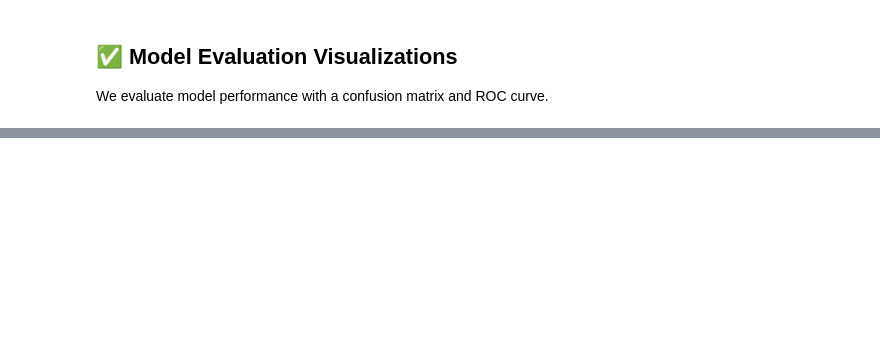
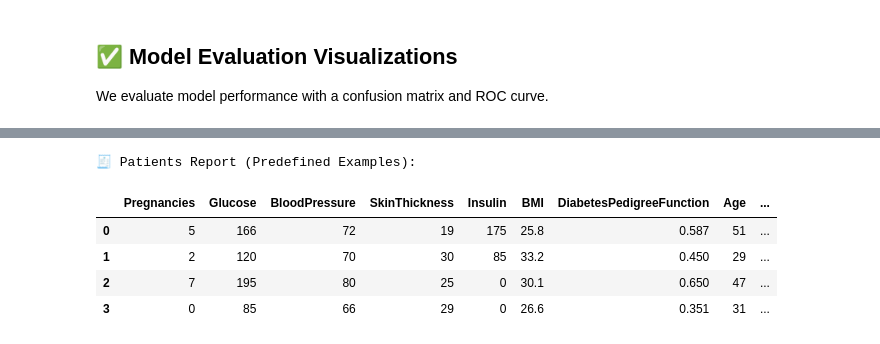
Before and after one commit to b-akash-krishna/Internpe_AIML_Internship, a Jupyter notebook: Project_3_Diabetes_Prediction_Final.ipynb, the cells around one changed output, grey strips where cells are left out. Cells and saved outputs as stored; diff of their text form; code cells hidden in the pictures; blank space fills up the shorter version.

```diff
--- a/Project_3_Diabetes_Prediction_Final.ipynb
+++ b/Project_3_Diabetes_Prediction_Final.ipynb
@@ -299,8 +272,4 @@ def predict_diabetes(input_data, model):
     """
     df = pd.DataFrame([input_data], columns=feature_names)
     prediction = model.predict(df)[0]
-    return 'Diabetic' if prediction == 1 else 'Non-Diabetic'
-
-# ✅ Example usage
-example_patient = (5,166,72,19,175,25.8,0.587,51)
-print('Prediction for example patient:', predict_diabetes(example_patient, model))
+    return 'DIABETIC' if prediction == 1 else 'NON-DIABETIC'
@@ -306,0 +278,74 @@ print('Prediction for example patient:', predict_diabetes(example_patient, model
+# %%
+import pandas as pd
+import ipywidgets as widgets
+from IPython.display import display, clear_output
+
+example_patients = [
+    (5,166,72,19,175,25.8,0.587,51),
+    (2,120,70,30,85,33.2,0.45,29),
+    (7,195,80,25,0,30.1,0.65,47),
+    (0,85,66,29,0,26.6,0.351,31),
+]
+
+results = []
+for patient in example_patients:
+    result = predict_diabetes(patient, classifier)
+    results.append(list(patient) + [result])
+
+report = pd.DataFrame(results, columns=feature_names + ["Prediction"])
+print("🧾 Patients Report (Predefined Examples):")
+display(report)
+
+
+# --- User Input ---
+inputs = {}
+for feature in feature_names:
+    inputs[feature] = widgets.FloatText(
+        description=feature,
+        layout=widgets.Layout(width="300px")
+    )
+
+# Button for prediction
+button = widgets.Button(
+    description="🔮 Predict Diabetes",
+    button_style="success",
+    layout=widgets.Layout(width="300px")
+)
+
+output = widgets.Output()
+
+# Define button click event
+def on_button_click(b):
+    with output:
+        clear_output()
+        # Collect values in the correct order
+        user_input = [inputs[f].value for f in feature_names]
+        result = predict_diabetes(user_input, classifier)
+
+        # Show report as DataFrame
+        user_report = pd.DataFrame([user_input + [result]],
+                                   columns=feature_names + ["Prediction"])
+        print("\n 🧾 Patient Report (User Input):")
+        display(user_report)
+
+        # Friendly summary
+        if result == "DIABETIC":
+            print("\n 🚨 Based on the entered values, the patient is **DIABETIC**")
+        else:
+            print("\n ✅ Based on the entered values, the patient is **NON-DIABETIC**")
+
+# Bind button action
+button.on_click(on_button_click)
+
+# Display input fields + button + output
+print("\n🔹 Enter patient details below:")
+for f in feature_names:
+    display(inputs[f])
+display(button, output)
+# %% [output]
+🧾 Patients Report (Predefined Examples):
+|  | Pregnancies | Glucose | BloodPressure | SkinThickness | Insulin | BMI | DiabetesPedigreeFunction | Age | ... |
+| 0 | 5 | 166 | 72 | 19 | 175 | 25.8 | 0.587 | 51 | ... |
+| 1 | 2 | 120 | 70 | 30 | 85 | 33.2 | 0.450 | 29 | ... |
+| 2 | 7 | 195 | 80 | 25 | 0 | 30.1 | 0.650 | 47 | ... |
+| 3 | 0 | 85 | 66 | 29 | 0 | 26.6 | 0.351 | 31 | ... |
```
Also changed, not shown: parts of 28 cells of this notebook.
